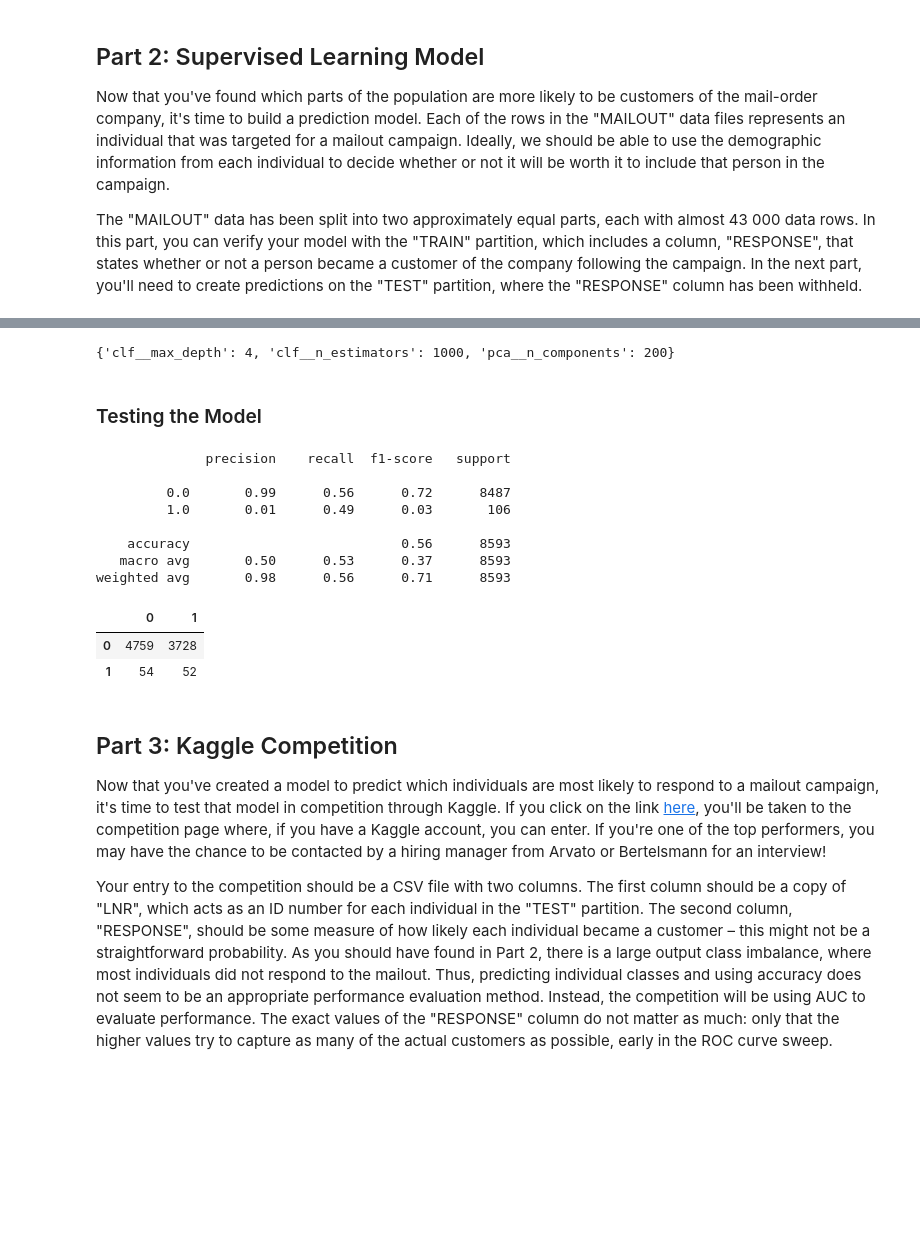
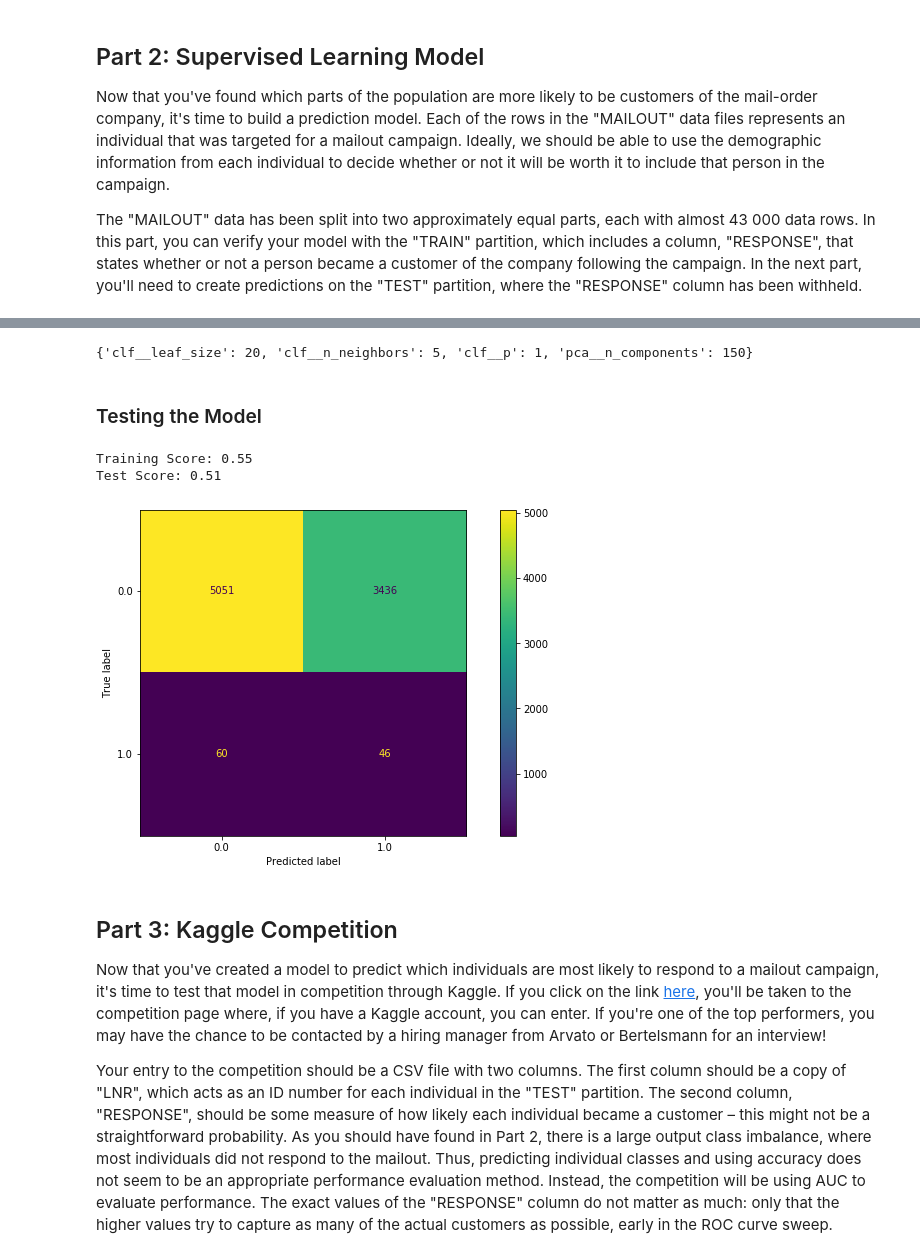
Before and after one commit to yesilkayacan/capstone_arvato, a Jupyter notebook: Arvato_Project_Workbook_supervised.ipynb, the cells around one changed output, grey strips where cells are left out. Cells and saved outputs as stored; diff of their text form; code cells hidden in the pictures; blank space fills up the shorter version.

```diff
--- a/Arvato_Project_Workbook_supervised.ipynb
+++ b/Arvato_Project_Workbook_supervised.ipynb
@@ -168,0 +143,13 @@ GridSearchCV(cv=5, error_score=nan,
+# %%
+parameters_KNN = {
+        'clf__n_neighbors': [3, 5, 8, 10, 15]
+        }
+
+parameters_ensemble =  {
+        'clf__n_estimators': [500, 750, 1000, 1250, 1500]
+        }
+
+model_KNN = GridSearchCV(pipelines['KNN_clf'], param_grid=parameters_KNN, n_jobs=-1, verbose=10, cv=5, return_train_score=True, scoring=roc_auc_scorer)
+model_RF = GridSearchCV(pipelines['RF_clf'], param_grid=parameters_ensemble, n_jobs=-1, verbose=10, cv=5, return_train_score=True, scoring=roc_auc_scorer)
+model_GB = GridSearchCV(pipelines['GB_clf'], param_grid=parameters_ensemble, n_jobs=-1, verbose=10, cv=5, return_train_score=True, scoring=roc_auc_scorer)
+model_NB = pipelines['NB_clf']
@@ -168,0 +158,7 @@ GridSearchCV(cv=5, error_score=nan,
+# %%
+KNN_score = model_KNN.fit(X_train_modified, y_train_modified).best_score_
+RF_score = model_RF.fit(X_train_modified, y_train_modified).best_score_
+GB_score = model_GB.fit(X_train_modified, y_train_modified).best_score_
+NB_score = cross_val_score(model_NB, X_train_modified, y_train_modified, cv=5, scoring=roc_auc_scorer).mean()
+#as a additinal step model_NB also needs to be fitted to the data
+model_NB.fit(X_train_modified, y_train_modified)
@@ -168,0 +260,10 @@ GridSearchCV(cv=5, error_score=nan,
+# %%
+parameters_selected_model = {
+    'pca__n_components': [100, 150, 200],
+    'clf__leaf_size': list(range(20, 101, 10)),
+    'clf__n_neighbors': list(range(2, 30, 3)),
+    'clf__p': [1, 2, 3]
+    }
+# %%
+selected_model = GridSearchCV(pipelines['KNN_clf'], param_grid=parameters_selected_model, n_jobs=-1, verbose=10, cv=5, return_train_score=True, scoring=roc_auc_scorer)
+selected_model.fit(X_train_modified, y_train_modified)
@@ -169,30 +308,21 @@ GridSearchCV(cv=5, error_score=nan,
 # %%
-print(model.best_params_)
+print(selected_model.best_params_)
 # %% [output]
-{'clf__max_depth': 4, 'clf__n_estimators': 1000, 'pca__n_components': 200}
+{'clf__leaf_size': 20, 'clf__n_neighbors': 5, 'clf__p': 1, 'pca__n_components': 150}
 # %% [markdown]
 ### Testing the Model
-# %%
-y_pred = model.predict(X_val)
-print(classification_report(y_val, y_pred))
-
-confusion_mat = confusion_matrix(y_val, y_pred)
-df_cm = pd.DataFrame(confusion_mat, index=[0, 1], columns=[0, 1])
-# %% [output]
-              precision    recall  f1-score   support
-
-         0.0       0.99      0.56      0.72      8487
-         1.0       0.01      0.49      0.03       106
-
-    accuracy                           0.56      8593
-   macro avg       0.50      0.53      0.37      8593
-weighted avg       0.98      0.56      0.71      8593
-# %%
-df_cm
-# %% [output]
-|  | 0 | 1 |
-| 0 | 4759 | 3728 |
-| 1 | 54 | 52 |
+# %%
+print('Training Score: %.2f\nTest Score: %.2f' %(selected_model.best_score_, roc_auc_scorer(selected_model, X_test, y_test)))
+# %% [output]
+Training Score: 0.55
+Test Score: 0.51
+# %%
+fig = plt.figure(figsize=(12,6))
+ax = fig.add_subplot(1, 1, 1)
+plot_confusion_matrix(selected_model, X_test, y_test, values_format='d', ax=ax)
+plt.show()
+# %% [output]
+[figure, added]
 # %% [markdown]
 ## Part 3: Kaggle Competition
 
```
Also changed, not shown: parts of 33 cells of this notebook.
